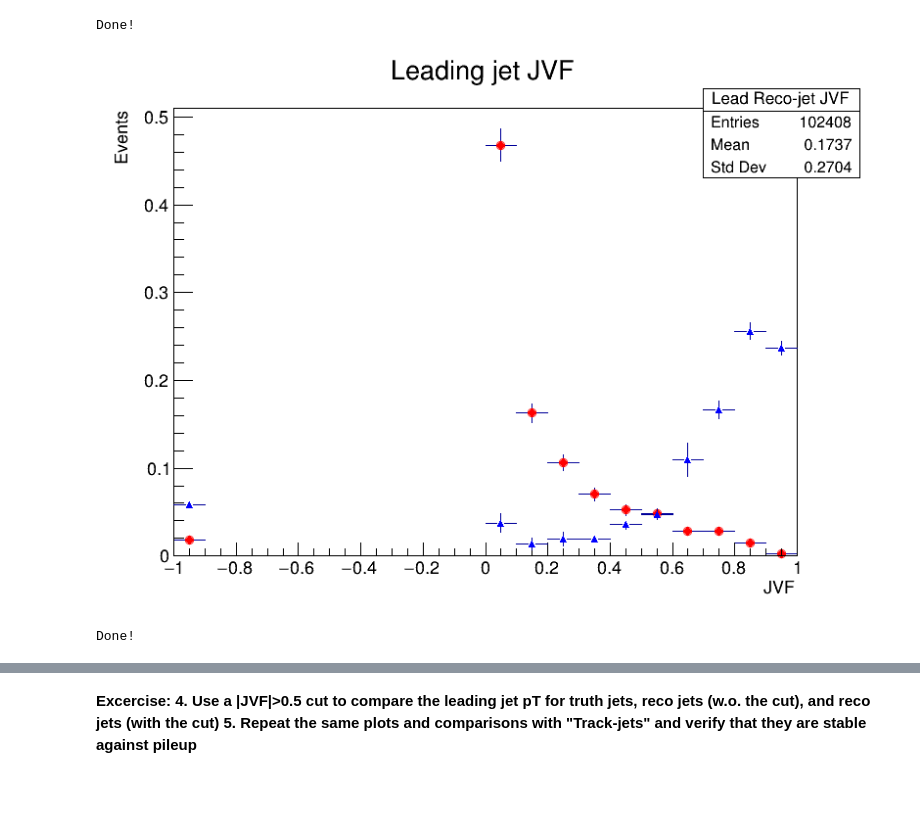
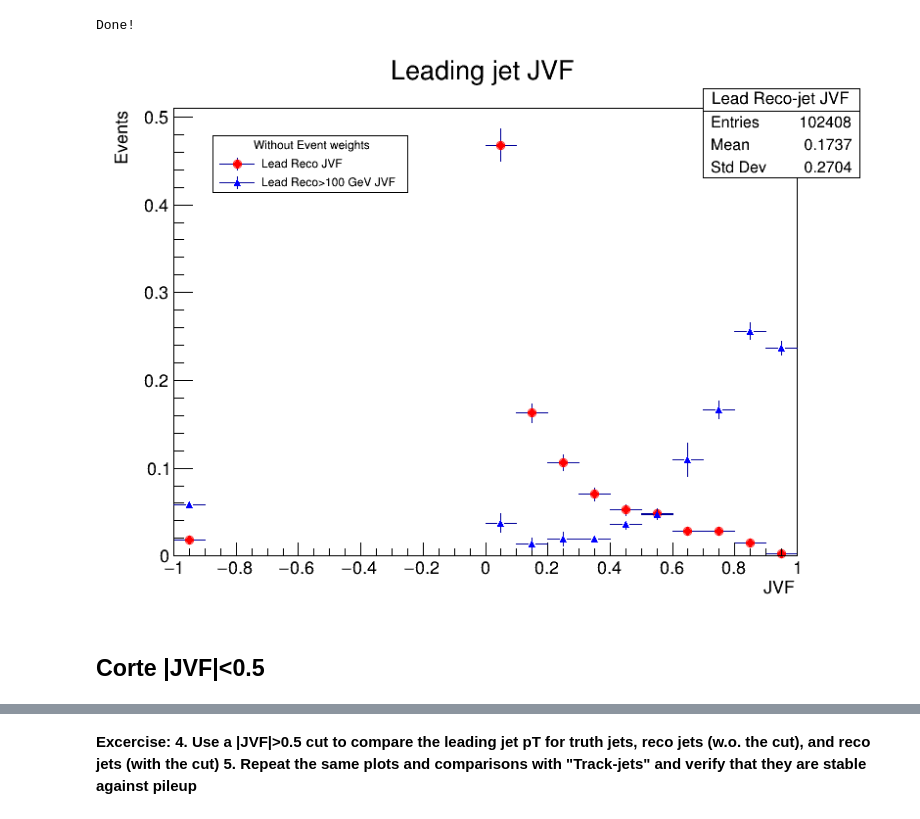
Before and after one commit to ljcaviedesb/TemasExperimental, a Jupyter notebook: Jets_cpp-1.ipynb, the cells around one changed output, grey strips where cells are left out. Saved outputs shown, nothing was run; the diff lists cells and outputs as text; code cells hidden in the pictures; blank space fills up the shorter version.

```diff
--- a/Jets_cpp-1.ipynb
+++ b/Jets_cpp-1.ipynb
@@ -432,13 +444,3 @@ for (i = 0; i < nentries; i++)
 std::cout << "Done!" << std::endl;
 # %% [output]
 Done!
-# %%
-hist_leadreco_jvf->SetMarkerStyle(20);
-hist_leadreco_jvf->SetMarkerColor(kRed);
-hist_leadreco_jvf->DrawNormalized("");
-hist_leadreco100_jvf->SetMarkerStyle(22);
-hist_leadreco100_jvf->SetMarkerColor(kBlue);
-hist_leadreco100_jvf->DrawNormalized("same");
-canvas2->Draw();
-# %% [output]
-[figure, removed]
@@ -447,0 +447,18 @@ TH1F *hist_leadreco100_jvf_wo = new TH1F("Lead Reco-jet JVF 100 evtwo","Leading
+# %%
+hist_leadreco_jvf->SetMarkerStyle(20);
+hist_leadreco_jvf->SetMarkerColor(kRed);
+hist_leadreco_jvf->DrawNormalized("");
+hist_leadreco100_jvf->SetMarkerStyle(22);
+hist_leadreco100_jvf->SetMarkerColor(kBlue);
+hist_leadreco100_jvf->DrawNormalized("same");
+
+auto legend = new TLegend(0.4,0.75,0.15,0.85);
+   legend->SetHeader("Without Event weights","C"); // option "C" allows to center the header
+   legend->AddEntry(hist_leadreco_jvf,"Lead Reco JVF","lep");
+   legend->AddEntry(hist_leadreco100_jvf,"Lead Reco>100 GeV JVF ","lep");
+   legend->Draw();
+canvas3->Draw();
+# %% [output]
+[figure, added]
+# %% [markdown]
+## Corte |JVF|<0.5
@@ -452,15 +477,15 @@ nentries = (Int_t)tree->GetEntries();
 for (i = 0; i < nentries; i++)
 {
     nbytes = tree->GetEntry(i);
+    if(fabs(reco_R4_jvf->at(0))>0.5){
+    hist_leadreco_pT_wc->Fill(reco_R4_pt->at(0)/1000.,evtw);}
+    if(reco_R4_pt->size()>0){
+    hist_leadreco_pT->Fill(reco_R4_pt->at(0)/1000.,evtw);}
+    if(truth_R4_pt->size()>0){
+    hist_leadtruth_pT->Fill(truth_R4_pt->at(0)/1000.,evtw);}
+    if(track_R4_pt->size()>0){
+    hist_leadtrack_pT->Fill(track_R4_pt->at(0)/1000.,evtw);}
 
-    if(reco_R4_pt->size()!=0 && reco_R4_pt->at(0)>20000.){
-        hist_leadreco_jvf_wo->Fill(reco_R4_jvf->at(0));
-        if(reco_R4_pt->at(0)>100000.){hist_leadreco100_jvf_wo->Fill(reco_R4_jvf->at(0));}
-
-
-    }
 }
 
 std::cout << "Done!" << std::endl;
-# %% [output]
-Done!
```
Also changed, not shown: parts of 35 cells of this notebook.
